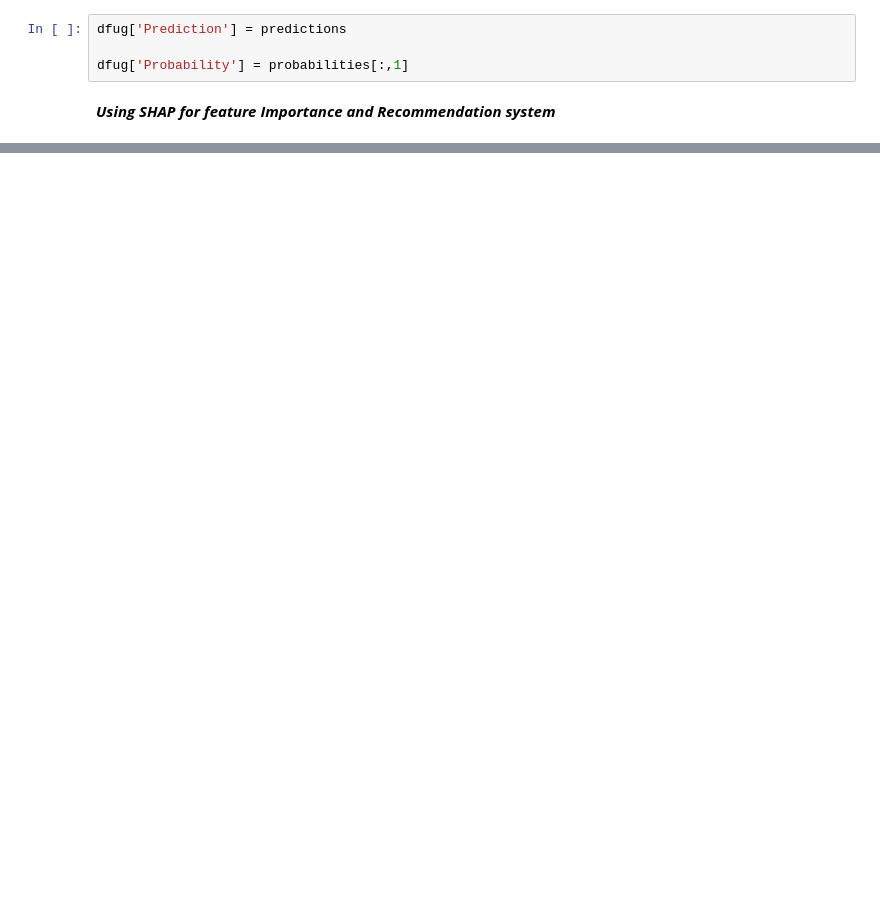
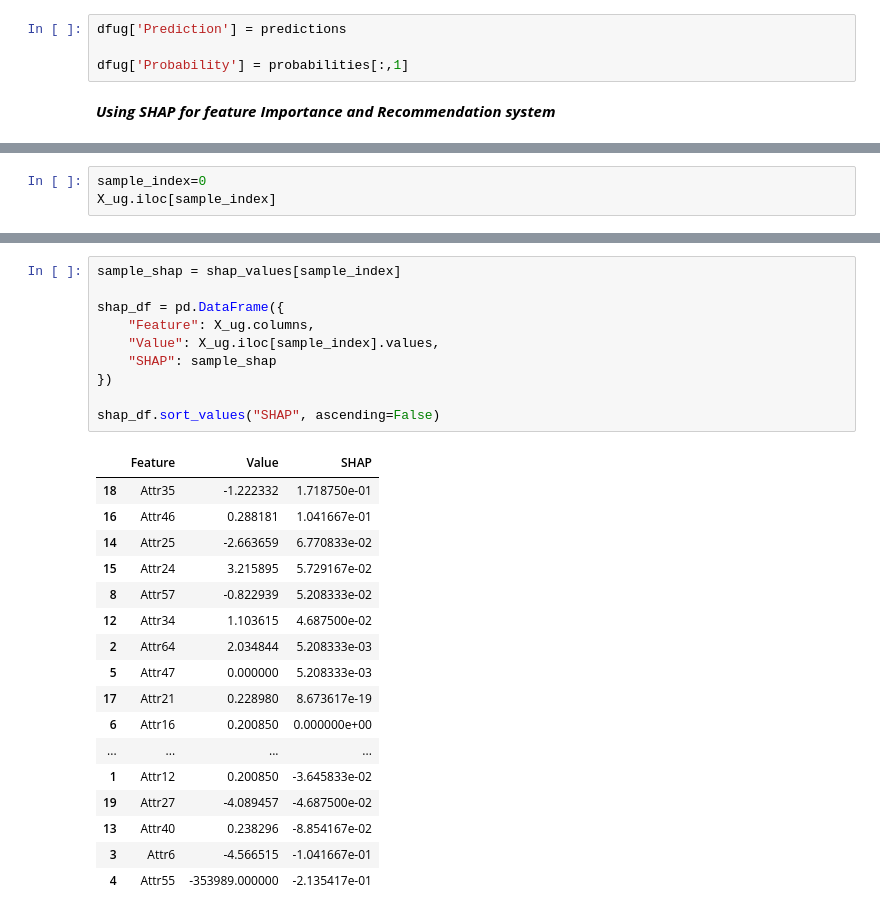
Before and after one commit to kalasamuel/CompanyBankruptcyML, a Jupyter notebook: ug_dataset.ipynb, the cells around one changed output, grey strips where cells are left out. Cells and saved outputs as stored; diff of their text form; blank space fills up the shorter version.

```diff
--- a/ug_dataset.ipynb
+++ b/ug_dataset.ipynb
@@ -80,0 +102,3 @@ y = dfug["bankrupt_after_years"]
+# %%
+sample_index=0
+X_ug.iloc[sample_index]
@@ -80,0 +123,28 @@ y = dfug["bankrupt_after_years"]
+# %%
+sample_shap = shap_values[sample_index]
+
+shap_df = pd.DataFrame({
+    "Feature": X_ug.columns,
+    "Value": X_ug.iloc[sample_index].values,
+    "SHAP": sample_shap
+})
+
+shap_df.sort_values("SHAP", ascending=False)
+# %% [output]
+|  | Feature | Value | SHAP |
+| 18 | Attr35 | -1.222332 | 1.718750e-01 |
+| 16 | Attr46 | 0.288181 | 1.041667e-01 |
+| 14 | Attr25 | -2.663659 | 6.770833e-02 |
+| 15 | Attr24 | 3.215895 | 5.729167e-02 |
+| 8 | Attr57 | -0.822939 | 5.208333e-02 |
+| 12 | Attr34 | 1.103615 | 4.687500e-02 |
+| 2 | Attr64 | 2.034844 | 5.208333e-03 |
+| 5 | Attr47 | 0.000000 | 5.208333e-03 |
+| 17 | Attr21 | 0.228980 | 8.673617e-19 |
+| 6 | Attr16 | 0.200850 | 0.000000e+00 |
+| ... | ... | ... | ... |
+| 1 | Attr12 | 0.200850 | -3.645833e-02 |
+| 19 | Attr27 | -4.089457 | -4.687500e-02 |
+| 13 | Attr40 | 0.238296 | -8.854167e-02 |
+| 3 | Attr6 | -4.566515 | -1.041667e-01 |
+| 4 | Attr55 | -353989.000000 | -2.135417e-01 |
```
Also changed, not shown: parts of 14 cells of this notebook.
